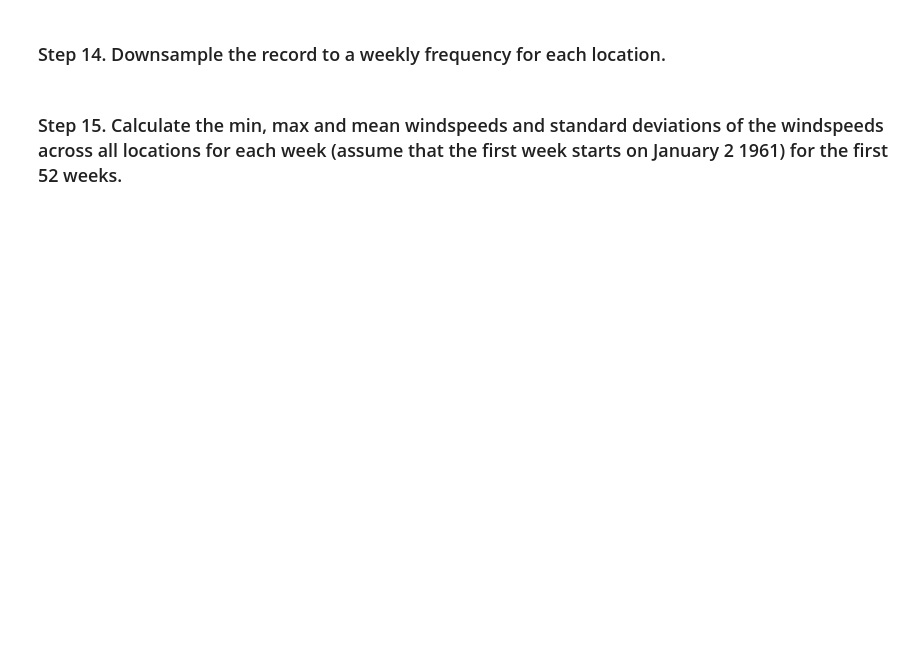
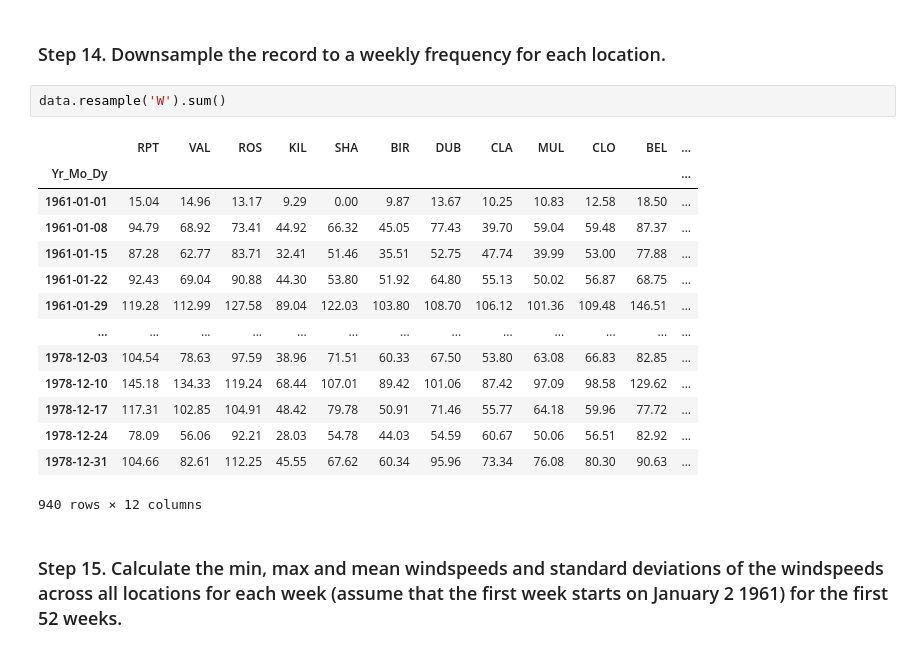
Before and after one commit to joaovitorez/octos-academy, a Jupyter notebook: 02. Data Handling/Exercises/06_Stats/Wind_Stats/Exercises.ipynb, the cells around one changed output. Cells and saved outputs as stored; diff of their text form; blank space fills up the shorter version.

```diff
--- a/02. Data Handling/Exercises/06_Stats/Wind_Stats/Exercises.ipynb
+++ b/02. Data Handling/Exercises/06_Stats/Wind_Stats/Exercises.ipynb
@@ -156,4 +258,21 @@ data
 # %% [markdown]
 ### Step 14. Downsample the record to a weekly frequency for each location.
+# %%
+data.resample('W').sum()
+# %% [output]
+|  | RPT | VAL | ROS | KIL | SHA | BIR | DUB | CLA | MUL | CLO | BEL | ... |
+| Yr_Mo_Dy |  |  |  |  |  |  |  |  |  |  |  | ... |
+| 1961-01-01 | 15.04 | 14.96 | 13.17 | 9.29 | 0.00 | 9.87 | 13.67 | 10.25 | 10.83 | 12.58 | 18.50 | ... |
+| 1961-01-08 | 94.79 | 68.92 | 73.41 | 44.92 | 66.32 | 45.05 | 77.43 | 39.70 | 59.04 | 59.48 | 87.37 | ... |
+| 1961-01-15 | 87.28 | 62.77 | 83.71 | 32.41 | 51.46 | 35.51 | 52.75 | 47.74 | 39.99 | 53.00 | 77.88 | ... |
+| 1961-01-22 | 92.43 | 69.04 | 90.88 | 44.30 | 53.80 | 51.92 | 64.80 | 55.13 | 50.02 | 56.87 | 68.75 | ... |
+| 1961-01-29 | 119.28 | 112.99 | 127.58 | 89.04 | 122.03 | 103.80 | 108.70 | 106.12 | 101.36 | 109.48 | 146.51 | ... |
+| ... | ... | ... | ... | ... | ... | ... | ... | ... | ... | ... | ... | ... |
+| 1978-12-03 | 104.54 | 78.63 | 97.59 | 38.96 | 71.51 | 60.33 | 67.50 | 53.80 | 63.08 | 66.83 | 82.85 | ... |
+| 1978-12-10 | 145.18 | 134.33 | 119.24 | 68.44 | 107.01 | 89.42 | 101.06 | 87.42 | 97.09 | 98.58 | 129.62 | ... |
+| 1978-12-17 | 117.31 | 102.85 | 104.91 | 48.42 | 79.78 | 50.91 | 71.46 | 55.77 | 64.18 | 59.96 | 77.72 | ... |
+| 1978-12-24 | 78.09 | 56.06 | 92.21 | 28.03 | 54.78 | 44.03 | 54.59 | 60.67 | 50.06 | 56.51 | 82.92 | ... |
+| 1978-12-31 | 104.66 | 82.61 | 112.25 | 45.55 | 67.62 | 60.34 | 95.96 | 73.34 | 76.08 | 80.30 | 90.63 | ... |
+940 rows × 12 columns
 # %% [markdown]
 ### Step 15. Calculate the min, max and mean windspeeds and standard deviations of the windspeeds across all locations for each week (assume that the first week starts on January 2 1961) for the first 52 weeks.
```
Also changed, not shown: parts of 22 cells of this notebook.
